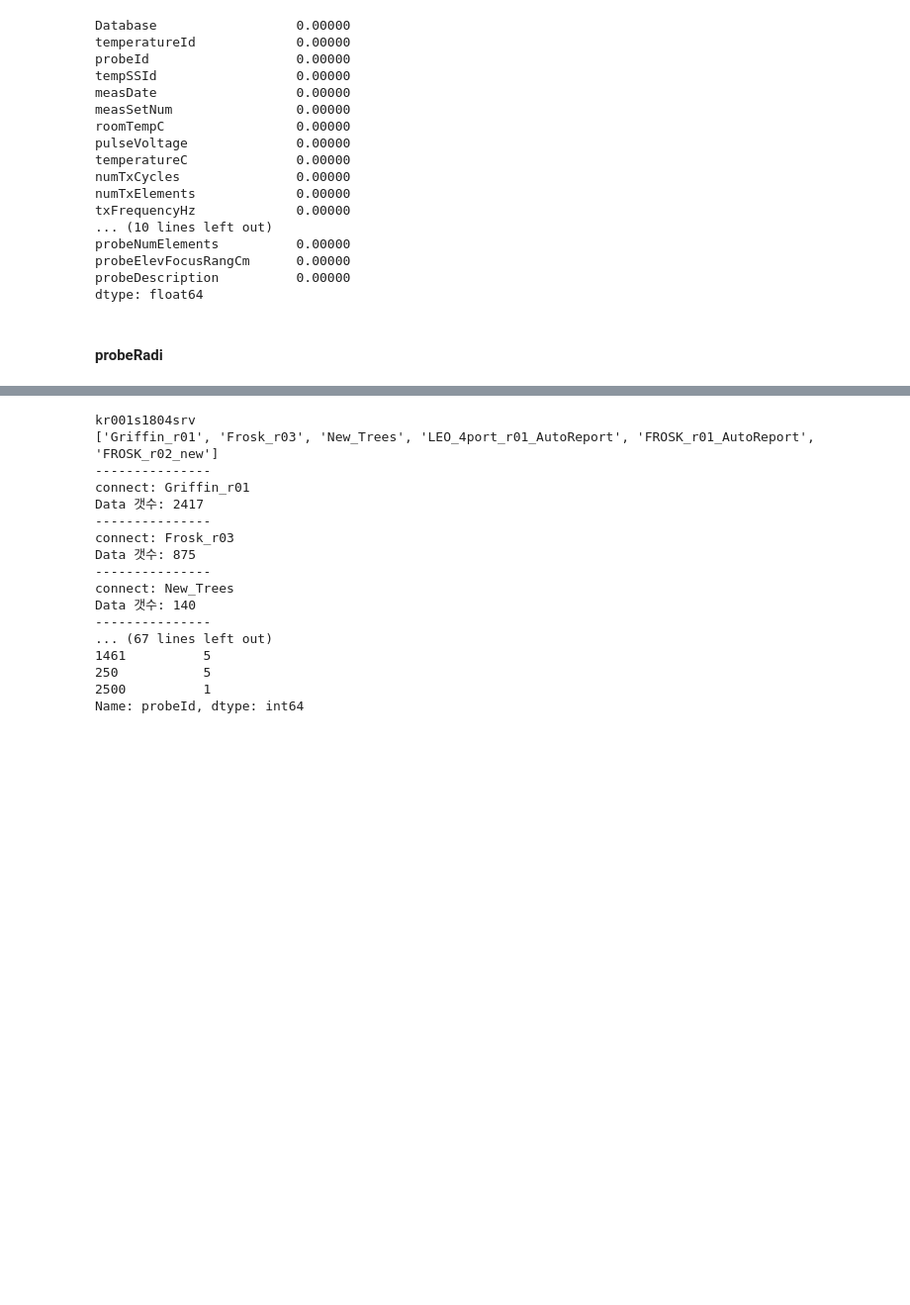
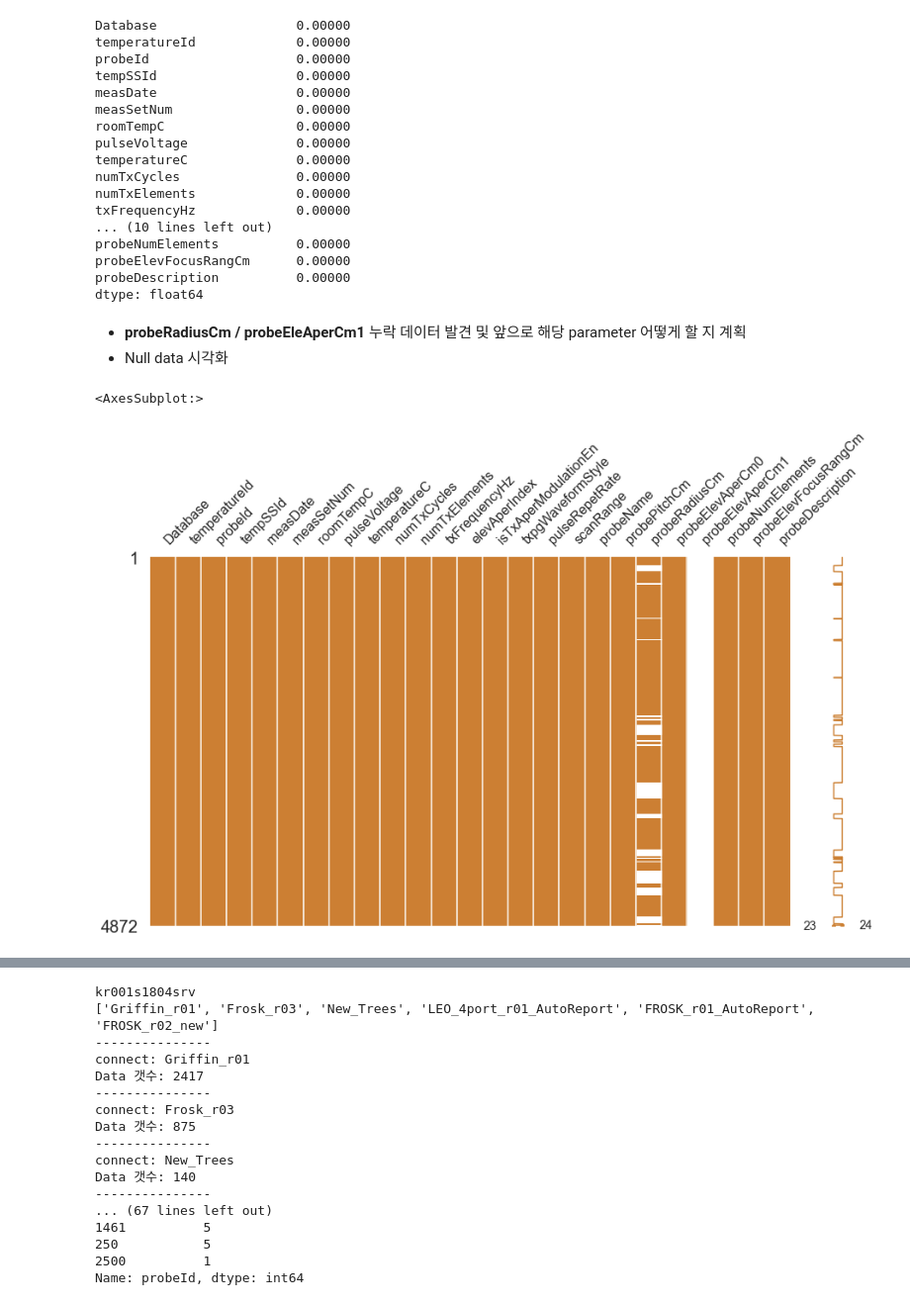
Before and after one commit to Hot-KimChi/ML_DL_study, a Jupyter notebook: Temperature measurement.ipynb, the cells around one changed output, grey strips where cells are left out. Shown at 99% size. Drawn from its saved outputs; the diff is of its cells as text; code cells hidden in the pictures; blank space fills up the shorter version.

```diff
--- a/Temperature measurement.ipynb
+++ b/Temperature measurement.ipynb
@@ -196,5 +197,12 @@ probeNumElements          0.00000
 probeElevFocusRangCm      0.00000
 probeDescription          0.00000
 dtype: float64
-# %% [markdown]
-#### probeRadi
+# %% [markdown]
+- **probeRadiusCm / probeEleAperCm1** 누락 데이터 발견 및 앞으로 해당 parameter 어떻게 할 지 계획
+- Null data 시각화
+# %%
+## Null 데이터를 시각화하여 보여준다.
+msno.matrix(df=AOP_data, figsize=(15,8), color=(0.8, 0.5, 0.2))
+# %% [output]
+<AxesSubplot:>
+[figure, added]
```
Also changed, not shown: parts of 3 cells of this notebook.
